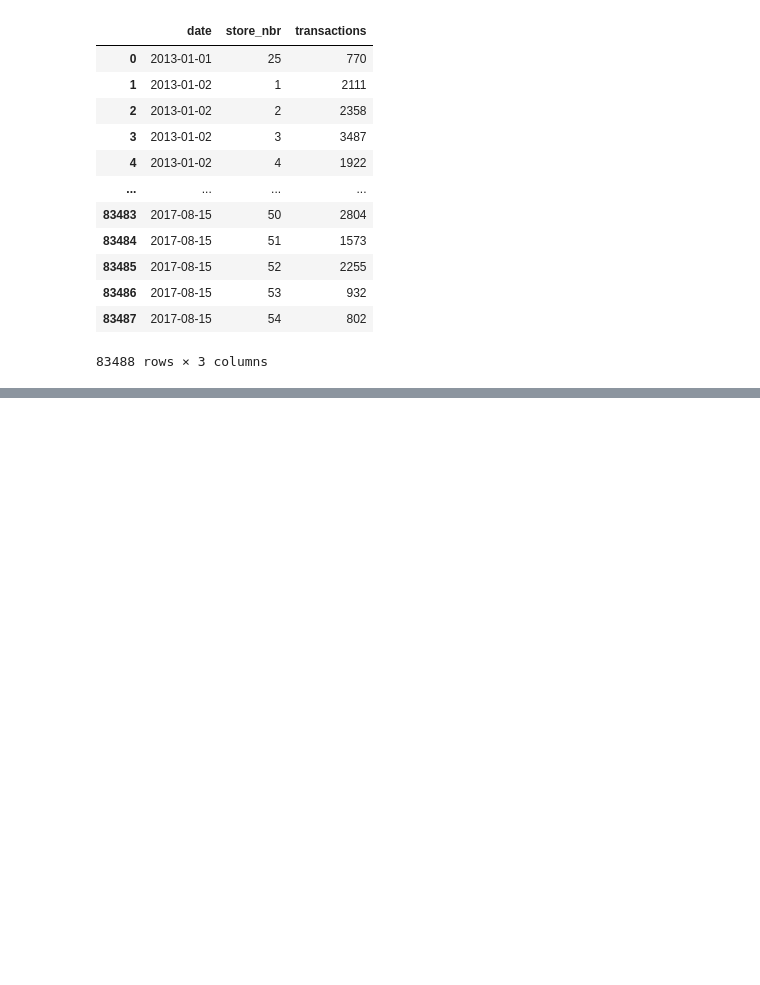
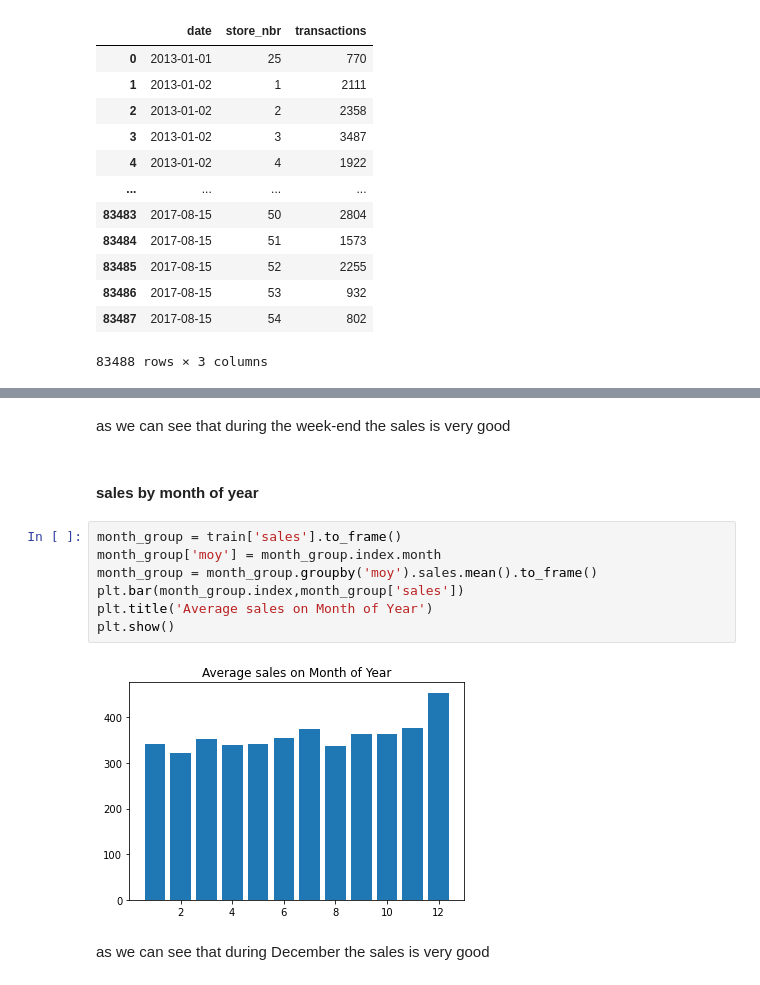
Before and after one commit to pascalHuang/Kaggle-Store-Sales, a Jupyter notebook: Store Sales - Time Series Forecasting.ipynb, the cells around one changed output, grey strips where cells are left out. Drawn from its saved outputs; the diff is of its cells as text; blank space fills up the shorter version.

```diff
--- a/Store Sales - Time Series Forecasting.ipynb
+++ b/Store Sales - Time Series Forecasting.ipynb
@@ -294,0 +411,15 @@ test2
+# %% [markdown]
+as we can see that during the week-end the sales is very good
+# %% [markdown]
+#### sales by month of year
+# %%
+month_group = train['sales'].to_frame()
+month_group['moy'] = month_group.index.month
+month_group = month_group.groupby('moy').sales.mean().to_frame()
+plt.bar(month_group.index,month_group['sales'])
+plt.title('Average sales on Month of Year')
+plt.show()
+# %% [output]
+[figure, added]
+# %% [markdown]
+as we can see that during December the sales is very good
```
Also changed, not shown: parts of 47 cells of this notebook.
